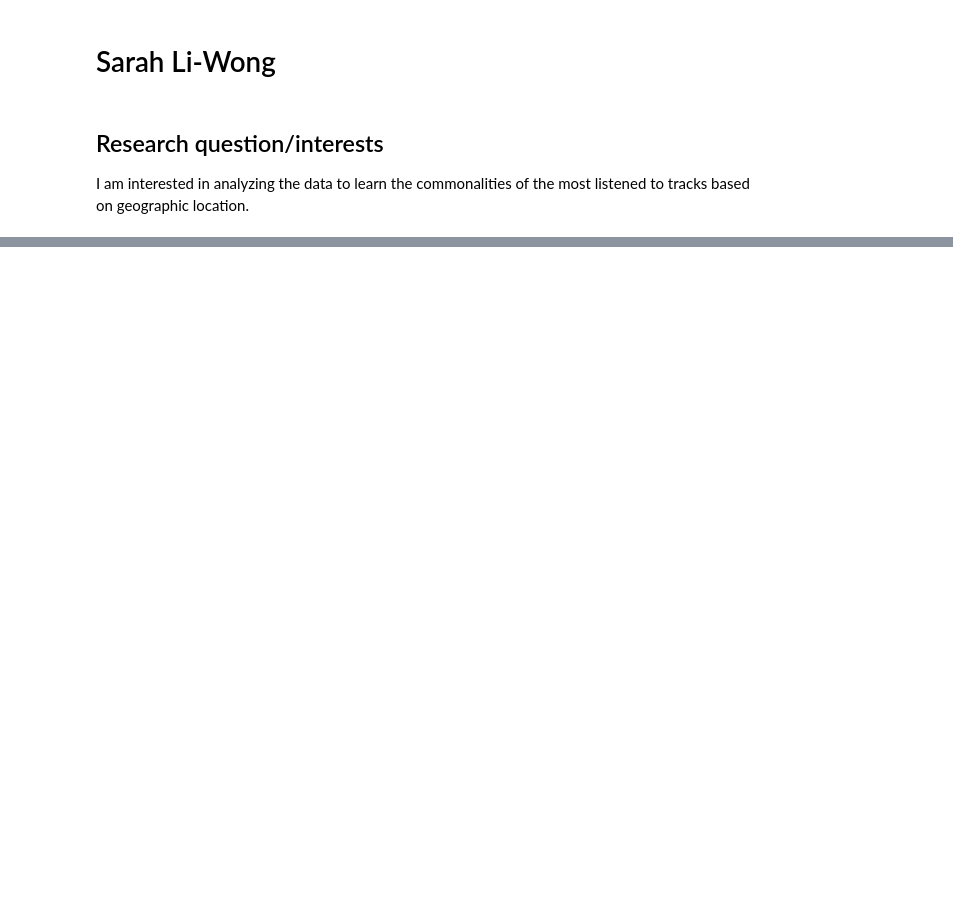
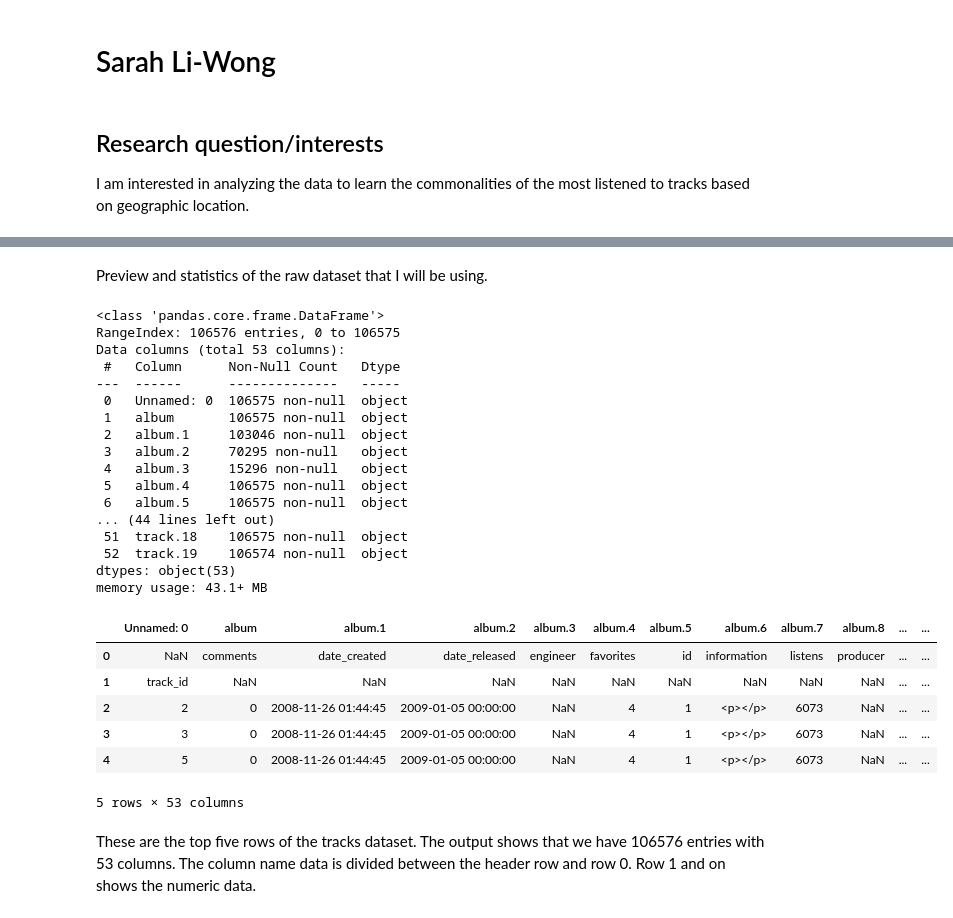
Before and after one commit to Rock-it-science/project-group17-project, a Jupyter notebook: notebooks/analysis3.ipynb, the cells around one changed output, grey strips where cells are left out. Drawn from its saved outputs; the diff is of its cells as text; code cells hidden in the pictures; blank space fills up the shorter version.

```diff
--- a/notebooks/analysis3.ipynb
+++ b/notebooks/analysis3.ipynb
@@ -23,0 +20,33 @@ pd.read_csv("../data/raw/tracks.csv", low_memory=False)
+# %% [markdown]
+Preview and statistics of the raw dataset that I will be using.
+# %%
+tracks
+tracks.info()
+tracks.head()
+# %% [output]
+<class 'pandas.core.frame.DataFrame'>
+RangeIndex: 106576 entries, 0 to 106575
+Data columns (total 53 columns):
+ #   Column      Non-Null Count   Dtype
+---  ------      --------------   -----
+ 0   Unnamed: 0  106575 non-null  object
+ 1   album       106575 non-null  object
+ 2   album.1     103046 non-null  object
+ 3   album.2     70295 non-null   object
+ 4   album.3     15296 non-null   object
+ 5   album.4     106575 non-null  object
+ 6   album.5     106575 non-null  object
+... (44 lines left out)
+ 51  track.18    106575 non-null  object
+ 52  track.19    106574 non-null  object
+dtypes: object(53)
+memory usage: 43.1+ MB
+|  | Unnamed: 0 | album | album.1 | album.2 | album.3 | album.4 | album.5 | album.6 | album.7 | album.8 | ... | ... |
+| 0 | NaN | comments | date_created | date_released | engineer | favorites | id | information | listens | producer | ... | ... |
+| 1 | track_id | NaN | NaN | NaN | NaN | NaN | NaN | NaN | NaN | NaN | ... | ... |
+| 2 | 2 | 0 | 2008-11-26 01:44:45 | 2009-01-05 00:00:00 | NaN | 4 | 1 | <p></p> | 6073 | NaN | ... | ... |
+| 3 | 3 | 0 | 2008-11-26 01:44:45 | 2009-01-05 00:00:00 | NaN | 4 | 1 | <p></p> | 6073 | NaN | ... | ... |
+| 4 | 5 | 0 | 2008-11-26 01:44:45 | 2009-01-05 00:00:00 | NaN | 4 | 1 | <p></p> | 6073 | NaN | ... | ... |
+5 rows × 53 columns
+# %% [markdown]
+These are the top five rows of the tracks dataset. The output shows that we have 106576 entries with 53 columns. The column name data is divided between the header row and row 0. Row 1 and on shows the numeric data.
```
Also changed, not shown: parts of 16 cells of this notebook, 1 other file.
